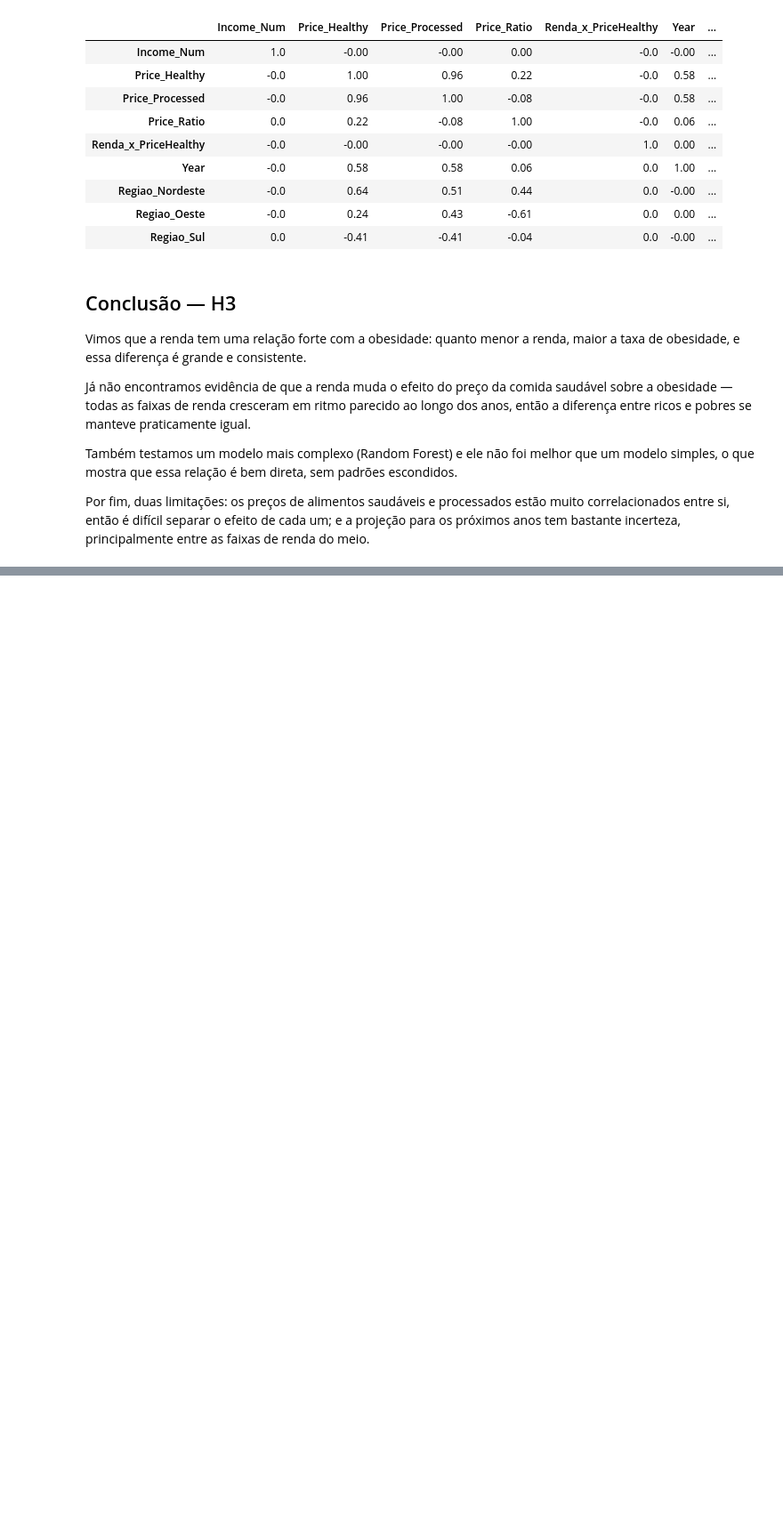
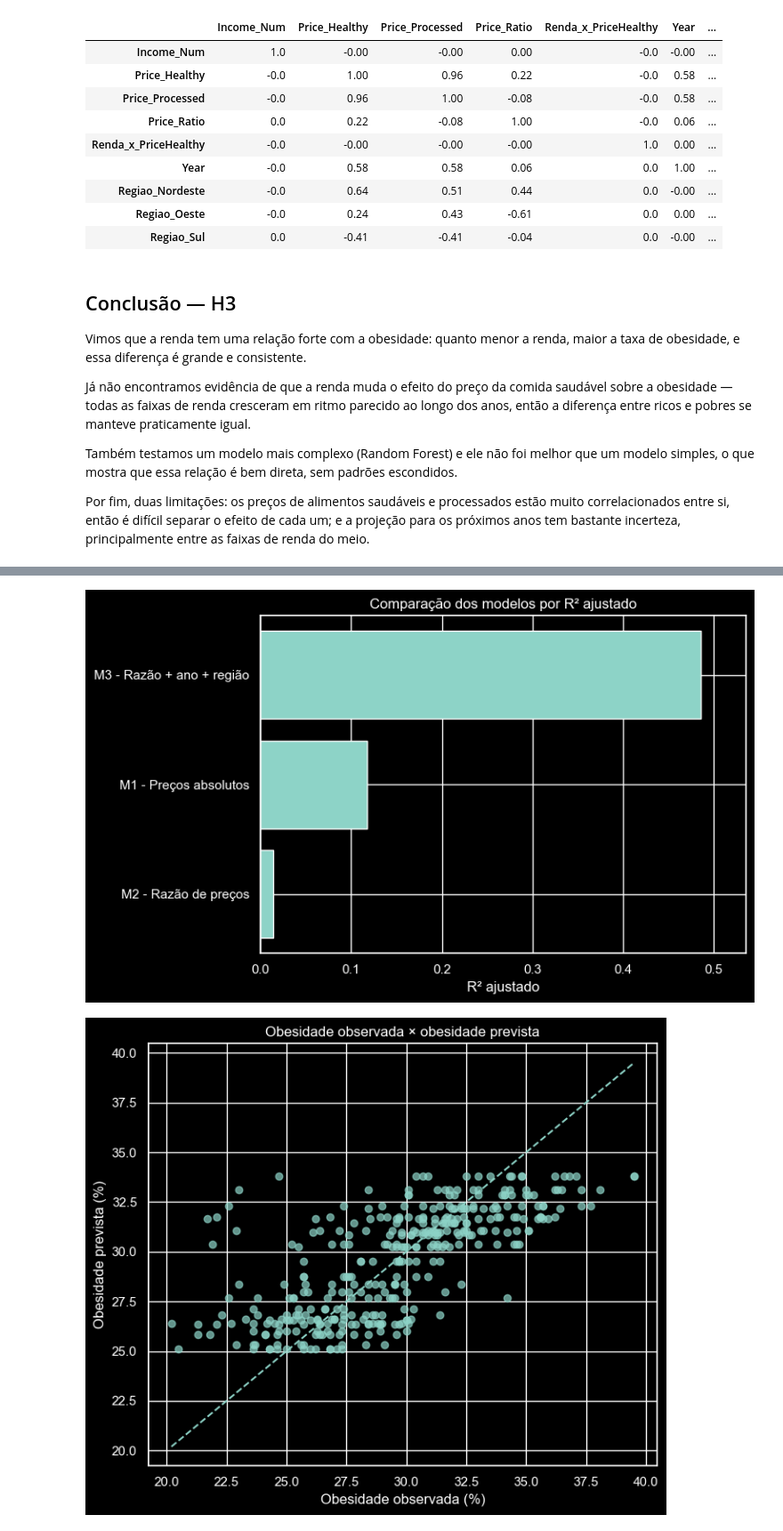
Before and after one commit to KaikyLima/food-price-obesity-analysis, a Jupyter notebook: note.ipynb, the cells around one changed output, grey strips where cells are left out. Shown at 89% size. Drawn from its saved outputs; the diff is of its cells as text; code cells hidden in the pictures; blank space fills up the shorter version.

```diff
--- a/note.ipynb
+++ b/note.ipynb
@@ -417,0 +696,39 @@ Por fim, duas limitações: os preços de alimentos saudáveis e processados est
+# %%
+# ── Etapa 10.8 — Comparação visual do poder explicativo dos modelos ──────────
+
+# Gráfico simples em matplotlib para manter compatibilidade entre versões do seaborn.
+resumo_plot = resumo_regressoes.sort_values("R2_ajustado", ascending=True)
+
+plt.figure(figsize=(8, 5))
+plt.barh(resumo_plot["Modelo"], resumo_plot["R2_ajustado"])
+plt.title("Comparação dos modelos por R² ajustado")
+plt.xlabel("R² ajustado")
+plt.ylabel("")
+plt.xlim(0, max(resumo_plot["R2_ajustado"].max() + 0.05, 0.05))
+plt.tight_layout()
+plt.show()
+
+# Valores previstos pelo modelo mais conservador.
+dados_pred = dados_m3.copy()
+X_pred = sm.add_constant(dados_pred[features_m3], has_constant="add").astype(float)
+dados_pred["Obesity_Pred"] = modelo_m3.predict(X_pred)
+
+plt.figure(figsize=(7, 6))
+plt.scatter(
+    dados_pred["Obesity_Rate"],
+    dados_pred["Obesity_Pred"],
+    alpha=0.7
+)
+
+lim_min = min(dados_pred["Obesity_Rate"].min(), dados_pred["Obesity_Pred"].min())
+lim_max = max(dados_pred["Obesity_Rate"].max(), dados_pred["Obesity_Pred"].max())
+plt.plot([lim_min, lim_max], [lim_min, lim_max], linestyle="--")
+
+plt.title("Obesidade observada × obesidade prevista")
+plt.xlabel("Obesidade observada (%)")
+plt.ylabel("Obesidade prevista (%)")
+plt.tight_layout()
+plt.show()
+# %% [output]
+[figure, added]
+[figure, added]
```
Also changed, not shown: parts of 19 cells of this notebook, 2 other files.
